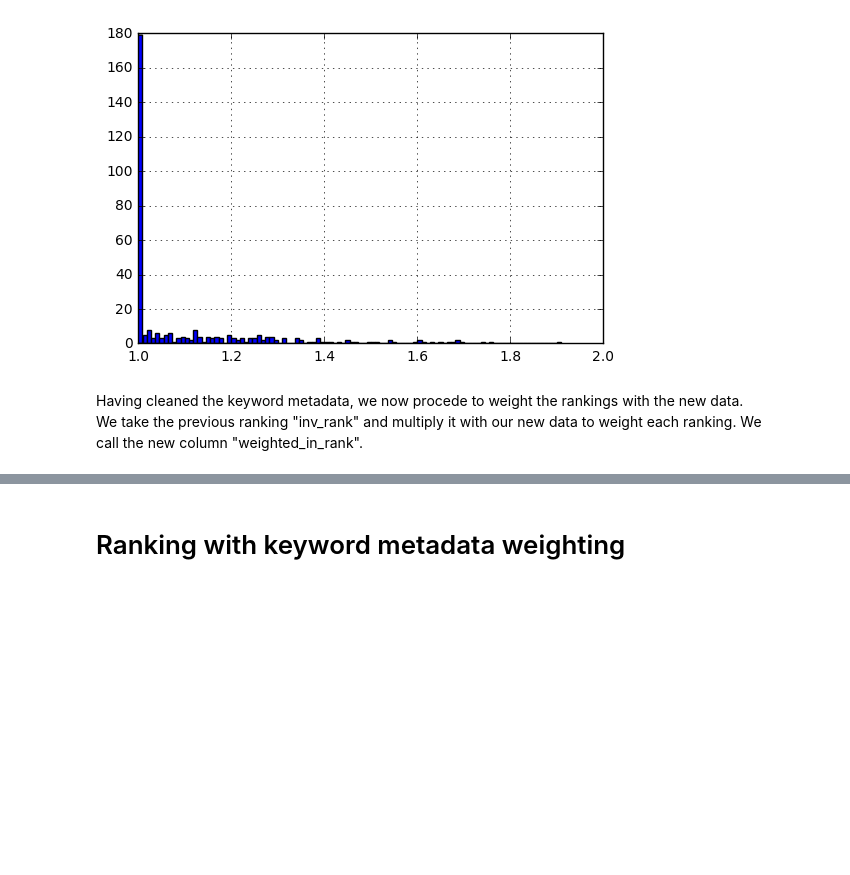
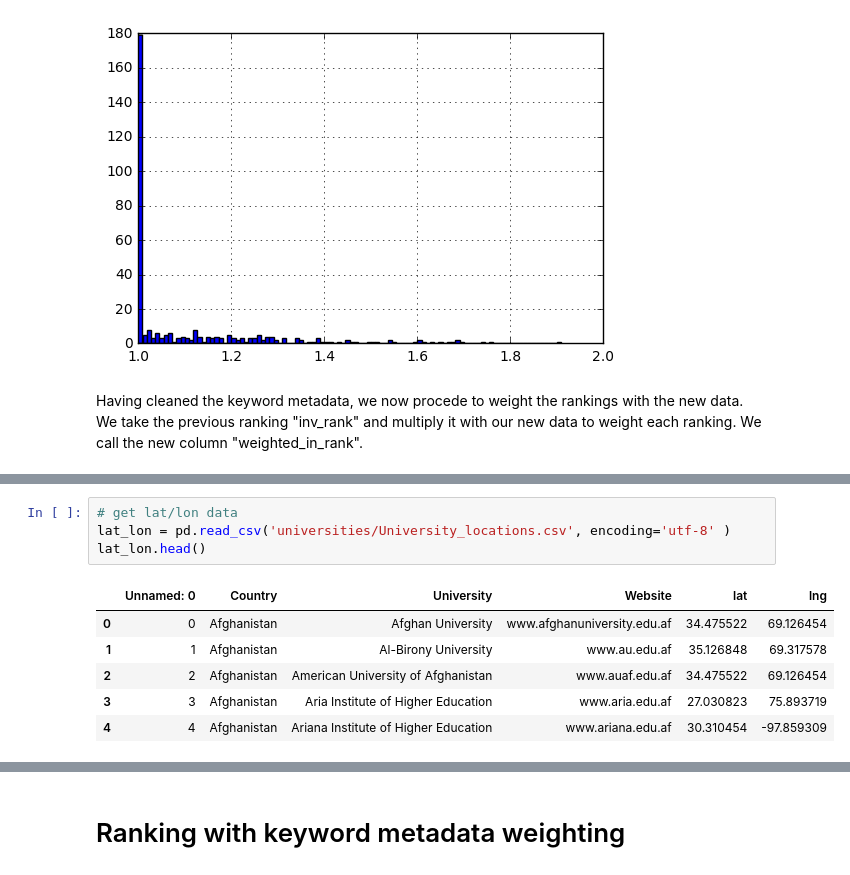
Before and after one commit to fearnleymartin/world-university-rankings, a Jupyter notebook: alternative_university_ranking_project.ipynb, the cells around one changed output, grey strips where cells are left out. Drawn from its saved outputs; the diff is of its cells as text; blank space fills up the shorter version.

```diff
--- a/alternative_university_ranking_project.ipynb
+++ b/alternative_university_ranking_project.ipynb
@@ -241,6 +241,17 @@ rankings_seo_data.head()
 | 2 | 75 | bachelor's degree in economics | www.anu.edu.au | Australian National University | Australia | 0.013333 | 4 | 0.17 | 3.56 | ... |
 | 3 | 62 | bachelor's degree in economics | www.concordia.ca | Concordia University | Canada | 0.016129 | 4 | 0.17 | 3.56 | ... |
 | 4 | 61 | bachelor's degree in economics | www.concordia.ca | Concordia University | Canada | 0.016393 | 4 | 0.17 | 3.56 | ... |
+# %%
+# get lat/lon data
+lat_lon = pd.read_csv('universities/University_locations.csv', encoding='utf-8' )
+lat_lon.head()
+# %% [output]
+|  | Unnamed: 0 | Country | University | Website | lat | lng |
+| 0 | 0 | Afghanistan | Afghan University | www.afghanuniversity.edu.af | 34.475522 | 69.126454 |
+| 1 | 1 | Afghanistan | Al-Birony University | www.au.edu.af | 35.126848 | 69.317578 |
+| 2 | 2 | Afghanistan | American University of Afghanistan | www.auaf.edu.af | 34.475522 | 69.126454 |
+| 3 | 3 | Afghanistan | Aria Institute of Higher Education | www.aria.edu.af | 27.030823 | 75.893719 |
+| 4 | 4 | Afghanistan | Ariana Institute of Higher Education | www.ariana.edu.af | 30.310454 | -97.859309 |
 # %%
 # export to json
 def extract_degree_type(keyword):
```
Also changed, not shown: parts of 1 cell of this notebook, 3 other files.
